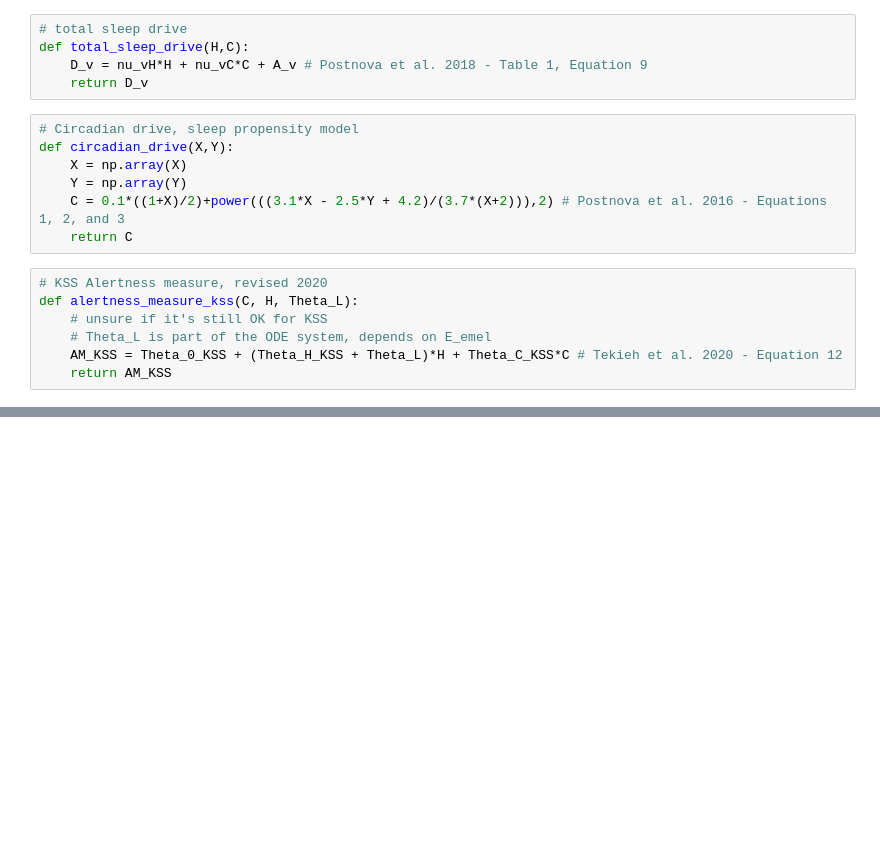
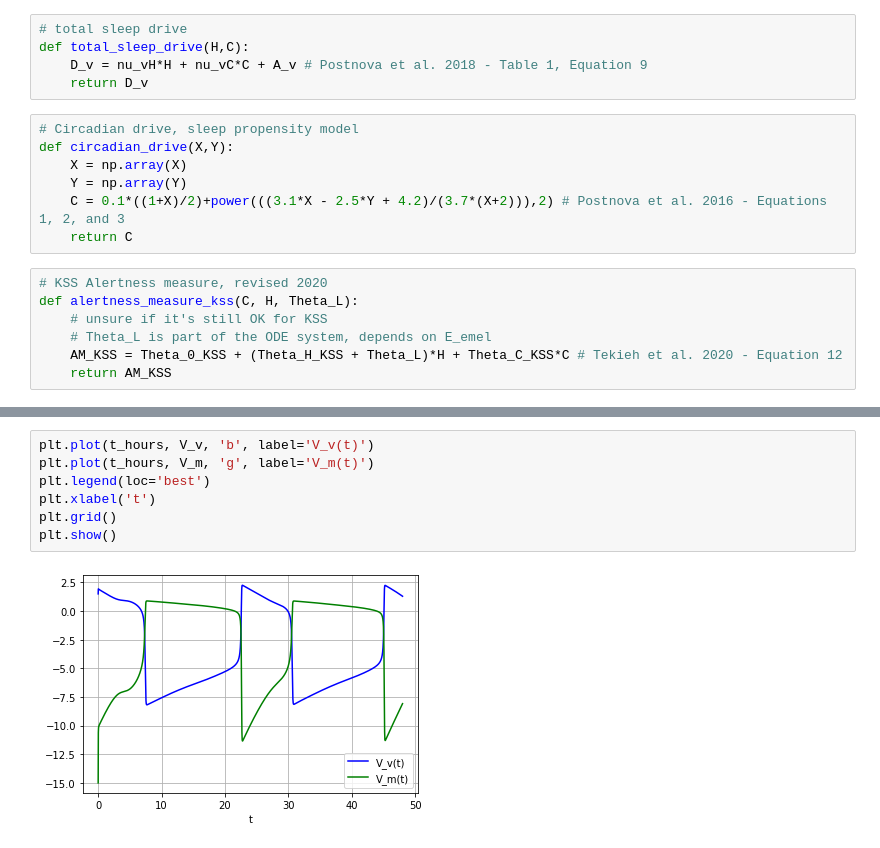
Before and after one commit to adulbrich/arousal-dynamics-model, a Jupyter notebook: draft-2020-model.ipynb, the cells around one changed output, grey strips where cells are left out. Drawn from its saved outputs; the diff is of its cells as text; blank space fills up the shorter version.

```diff
--- a/draft-2020-model.ipynb
+++ b/draft-2020-model.ipynb
@@ -216,0 +252,9 @@ AM_KSS = alertness_measure_kss(C,sol[:, 2], sol[:, 6])
+# %%
+plt.plot(t_hours, V_v, 'b', label='V_v(t)')
+plt.plot(t_hours, V_m, 'g', label='V_m(t)')
+plt.legend(loc='best')
+plt.xlabel('t')
+plt.grid()
+plt.show()
+# %% [output]
+[figure, added]
```
Also changed, not shown: parts of 17 cells of this notebook, 3 other files.
